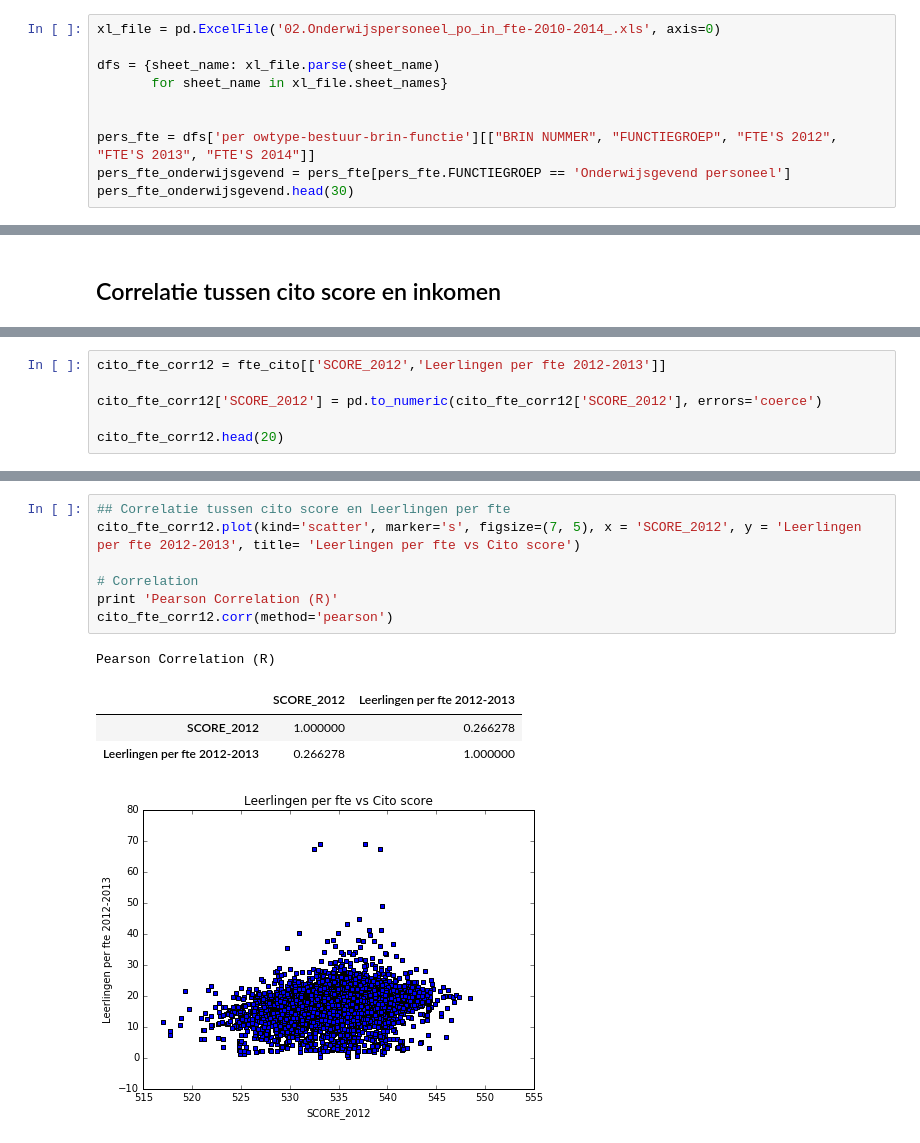
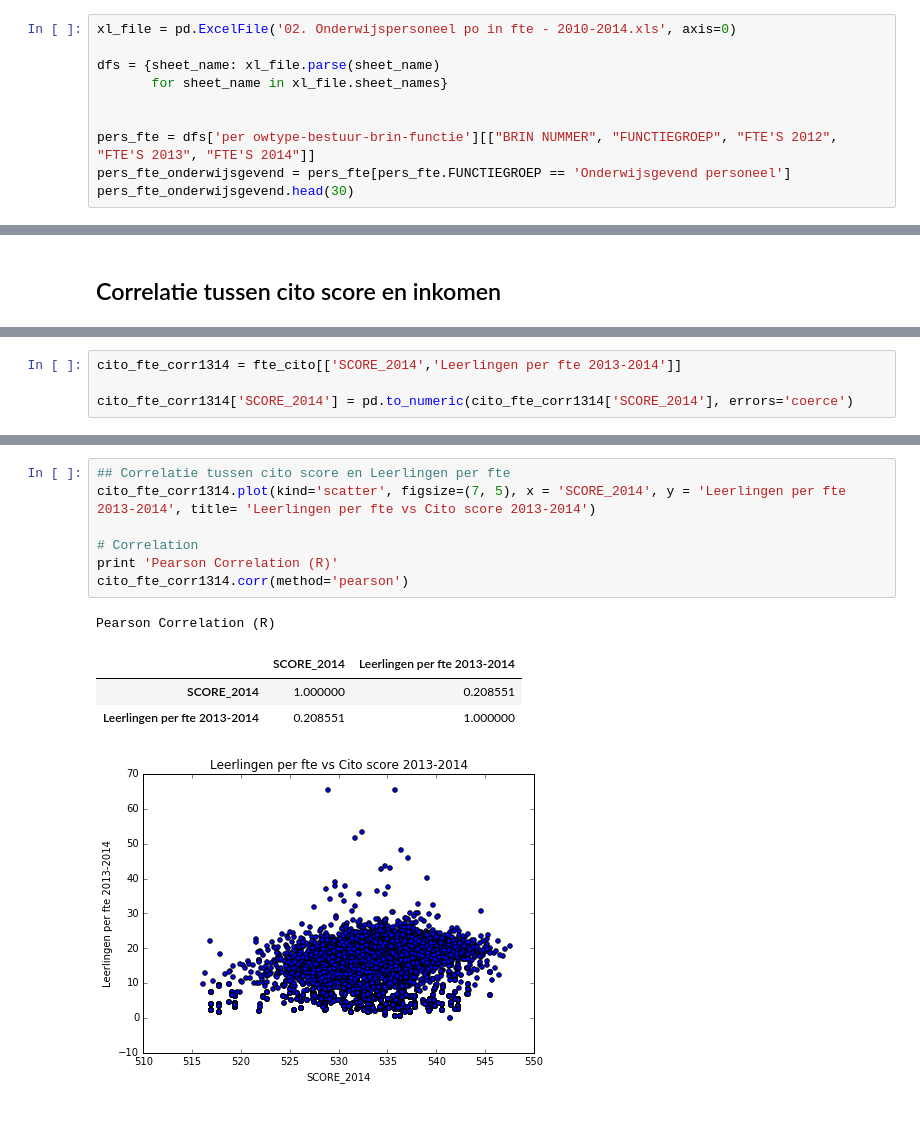
Before and after one commit to dylanwijman/data-science, a Jupyter notebook: Miniproject/Miniproject_basisonderwijs-Copy1.ipynb, the cells around one changed output, grey strips where cells are left out. Cells and saved outputs as stored; diff of their text form.

Commit message:
steden excel en miniproject bestand

```diff
--- a/Miniproject/Miniproject_basisonderwijs-Copy1.ipynb
+++ b/Miniproject/Miniproject_basisonderwijs-Copy1.ipynb
@@ -63,7 +63,7 @@ scholenoverzicht_citoscores.head()
 | 210 | 03HI | de Gereformeerde b.s. Rehoboth | Pompenburgsingel 30 | 3135 PS | Vlaardingen | Vlaardingen | Zuid-Holland | Gereformeerd Vrijgemaakt | Regulier | ... |
 | 211 | 03BA | Basisschool Jan van Rijckenborgh | 's-Gravesandelaan 15 | 1222 SX | Hilversum | Hilversum | Noord-Holland | Algemeen Bijzonder | Regulier | ... |
 # %%
-xl_file = pd.ExcelFile('02.Onderwijspersoneel_po_in_fte-2010-2014_.xls', axis=0)
+xl_file = pd.ExcelFile('02. Onderwijspersoneel po in fte - 2010-2014.xls', axis=0)
 
 dfs = {sheet_name: xl_file.parse(sheet_name)
        for sheet_name in xl_file.sheet_names}
@@ -183,9 +185,7 @@ fte_cito.head(100)
 # %%
-cito_fte_corr12 = fte_cito[['SCORE_2012','Leerlingen per fte 2012-2013']]
+cito_fte_corr1314 = fte_cito[['SCORE_2014','Leerlingen per fte 2013-2014']]
 
-cito_fte_corr12['SCORE_2012'] = pd.to_numeric(cito_fte_corr12['SCORE_2012'], errors='coerce')
-
-cito_fte_corr12.head(20)
+cito_fte_corr1314['SCORE_2014'] = pd.to_numeric(cito_fte_corr1314['SCORE_2014'], errors='coerce')
 # %% [output]
 A value is trying to be set on a copy of a slice from a DataFrame.
 Try using .loc[row_indexer,col_indexer] = value instead
@@ -233,13 +195,13 @@ cito_fte_corr12_plot.head(20)
 # %%
 ## Correlatie tussen cito score en Leerlingen per fte
-cito_fte_corr12.plot(kind='scatter', marker='s', figsize=(7, 5), x = 'SCORE_2012', y = 'Leerlingen per fte 2012-2013', title= 'Leerlingen per fte vs Cito score')
+cito_fte_corr1314.plot(kind='scatter', figsize=(7, 5), x = 'SCORE_2014', y = 'Leerlingen per fte 2013-2014', title= 'Leerlingen per fte vs Cito score 2013-2014')
 
 # Correlation
 print 'Pearson Correlation (R)'
-cito_fte_corr12.corr(method='pearson')
+cito_fte_corr1314.corr(method='pearson')
 # %% [output]
 Pearson Correlation (R)
-|  | SCORE_2012 | Leerlingen per fte 2012-2013 |
-| SCORE_2012 | 1.000000 | 0.266278 |
-| Leerlingen per fte 2012-2013 | 0.266278 | 1.000000 |
+|  | SCORE_2014 | Leerlingen per fte 2013-2014 |
+| SCORE_2014 | 1.000000 | 0.208551 |
+| Leerlingen per fte 2013-2014 | 0.208551 | 1.000000 |
-[figure, old version]
+[figure, new version]
```
Also changed, not shown: parts of 9 cells of this notebook, 1 other file.
